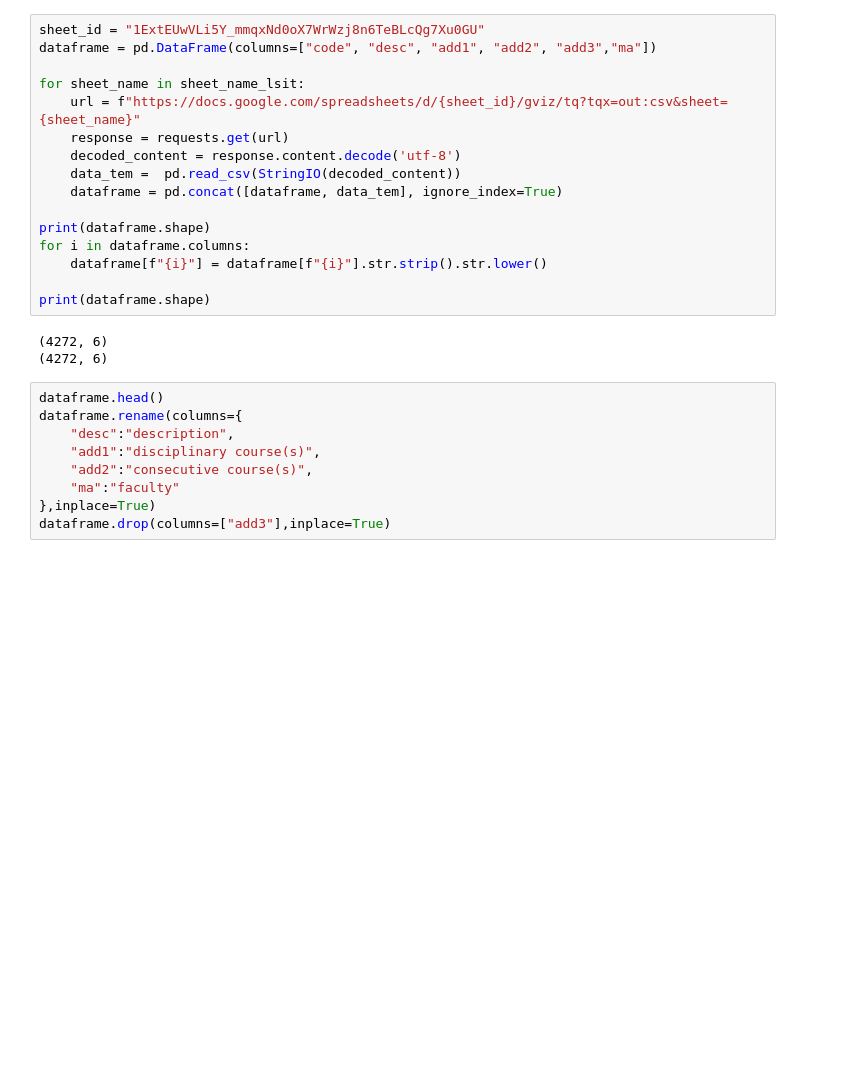
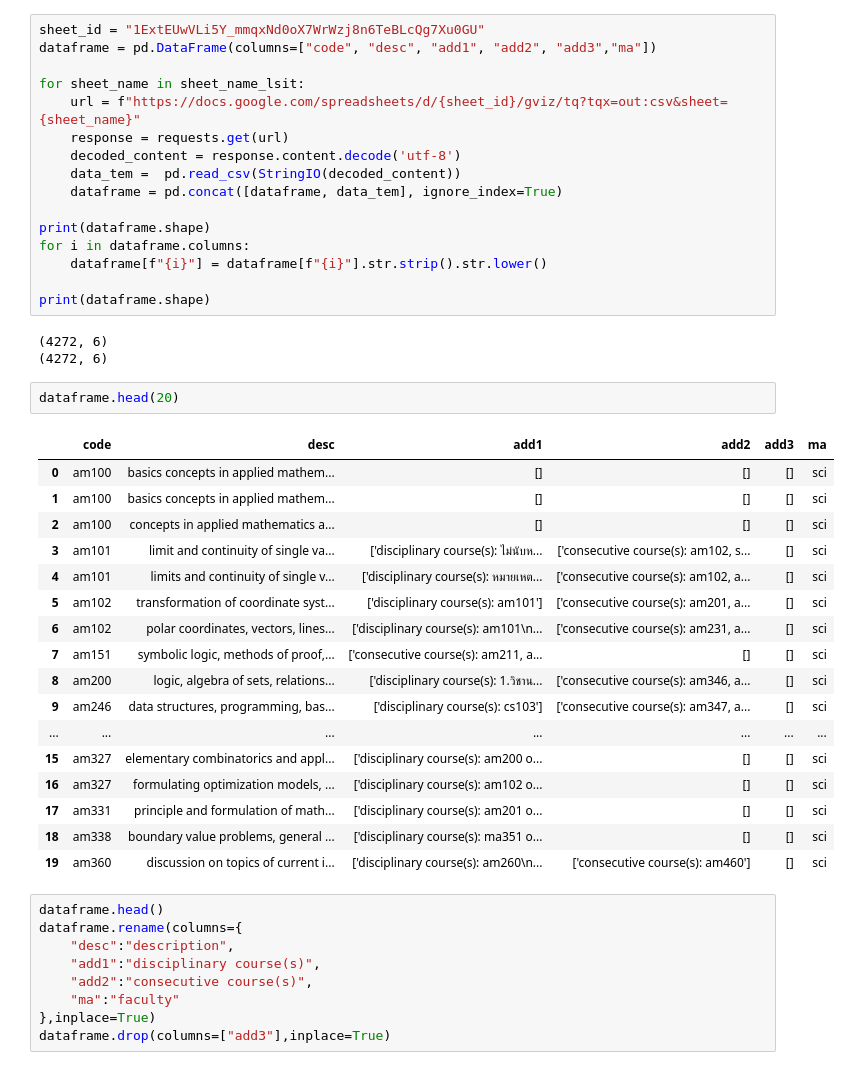
Before and after one commit to chokoon123/314, a Jupyter notebook: 2_Cleaning_Data.ipynb, the cells around one changed output. Drawn from its saved outputs; the diff is of its cells as text; blank space fills up the shorter version.

```diff
--- a/2_Cleaning_Data.ipynb
+++ b/2_Cleaning_Data.ipynb
@@ -36,6 +36,26 @@ print(dataframe.shape)
 # %% [output]
 (4272, 6)
 (4272, 6)
+# %%
+dataframe.head(20)
+# %% [output]
+|  | code | desc | add1 | add2 | add3 | ma |
+| 0 | am100 | basics concepts in applied mathem... | [] | [] | [] | sci |
+| 1 | am100 | basics concepts in applied mathem... | [] | [] | [] | sci |
+| 2 | am100 | concepts in applied mathematics a... | [] | [] | [] | sci |
+| 3 | am101 | limit and continuity of single va... | ['disciplinary course(s): ไม่นับห... | ['consecutive course(s): am102, s... | [] | sci |
+| 4 | am101 | limits and continuity of single v... | ['disciplinary course(s): หมายเหต... | ['consecutive course(s): am102, a... | [] | sci |
+| 5 | am102 | transformation of coordinate syst... | ['disciplinary course(s): am101'] | ['consecutive course(s): am201, a... | [] | sci |
+| 6 | am102 | polar coordinates, vectors, lines... | ['disciplinary course(s): am101\n... | ['consecutive course(s): am231, a... | [] | sci |
+| 7 | am151 | symbolic logic, methods of proof,... | ['consecutive course(s): am211, a... | [] | [] | sci |
+| 8 | am200 | logic, algebra of sets, relations... | ['disciplinary course(s): 1.วิชาน... | ['consecutive course(s): am346, a... | [] | sci |
+| 9 | am246 | data structures, programming, bas... | ['disciplinary course(s): cs103'] | ['consecutive course(s): am347, a... | [] | sci |
+| ... | ... | ... | ... | ... | ... | ... |
+| 15 | am327 | elementary combinatorics and appl... | ['disciplinary course(s): am200 o... | [] | [] | sci |
+| 16 | am327 | formulating optimization models, ... | ['disciplinary course(s): am102 o... | [] | [] | sci |
+| 17 | am331 | principle and formulation of math... | ['disciplinary course(s): am201 o... | [] | [] | sci |
+| 18 | am338 | boundary value problems, general ... | ['disciplinary course(s): ma351 o... | [] | [] | sci |
+| 19 | am360 | discussion on topics of current i... | ['disciplinary course(s): am260\n... | ['consecutive course(s): am460'] | [] | sci |
 # %%
 dataframe.head()
 dataframe.rename(columns={
```
Also changed, not shown: parts of 1 cell of this notebook, 4 other files.
